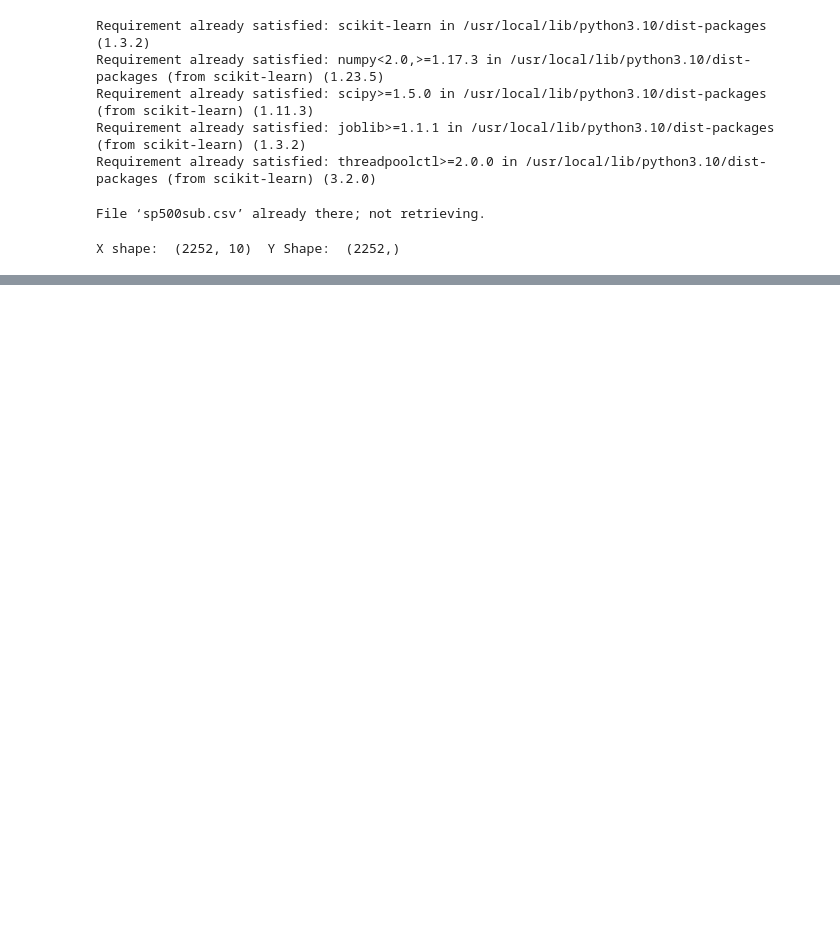
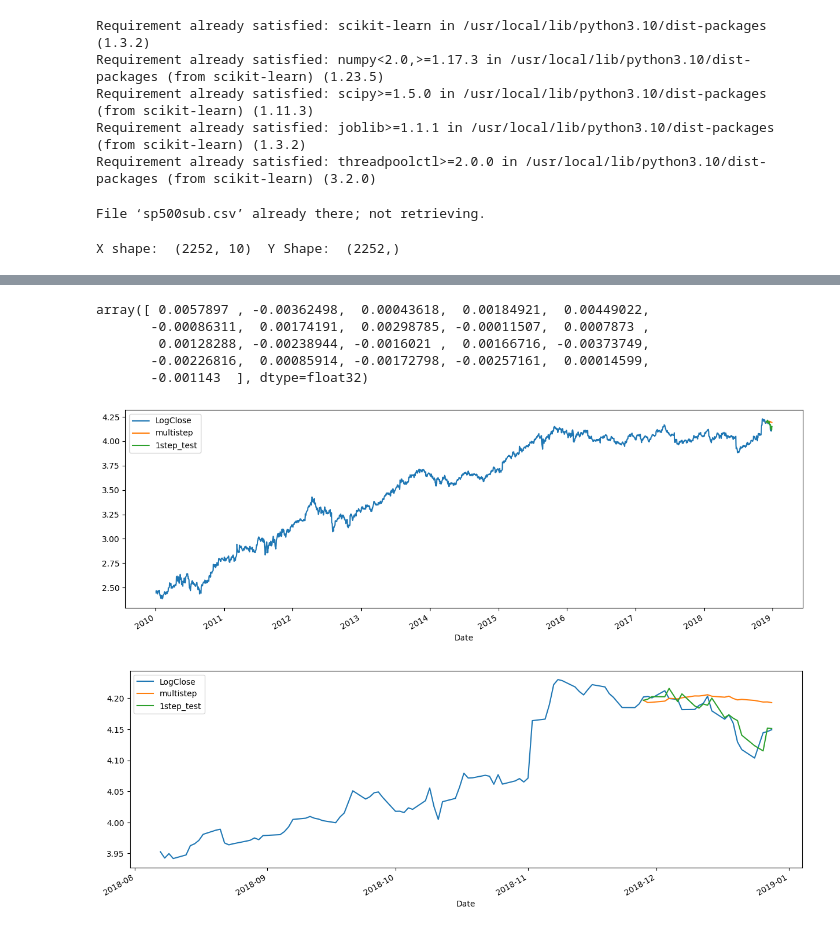
Before and after one commit to yeesem/Time-Series-Data-Analysis, a Jupyter notebook: ANN_Stock.ipynb, the cells around one changed output, grey strips where cells are left out. Saved outputs shown, nothing was run; the diff lists cells and outputs as text; code cells hidden in the pictures; blank space fills up the shorter version.

```diff
--- a/ANN_Stock.ipynb
+++ b/ANN_Stock.ipynb
@@ -163,0 +164,16 @@ df.iloc[-50:][cols].plot(figsize = (15,5));
+# %%
+#multi-step forecast
+multistep_predictions = []
+
+#first test input
+last_x = XTest[0]
+
+while len(multistep_predictions) < NTest:
+  p = model.predict(last_x.reshape(1,-1))[0]
+
+  #Update the prediction list
+  multistep_predictions.append(p)
+
+  #Make the new input
+  last_x = np.roll(last_x,-1)
+  last_x[-1] = p
@@ -163,0 +198,28 @@ df.iloc[-50:][cols].plot(figsize = (15,5));
+# %%
+multistep_predictions = np.array(multistep_predictions)
+multistep_predictions = scaler.inverse_transform(
+    multistep_predictions.reshape(-1,1)
+)
+multistep_predictions = multistep_predictions.flatten()
+multistep_predictions
+# %% [output]
+array([ 0.0057897 , -0.00362498,  0.00043618,  0.00184921,  0.00449022,
+       -0.00086311,  0.00174191,  0.00298785, -0.00011507,  0.0007873 ,
+        0.00128288, -0.00238944, -0.0016021 ,  0.00166716, -0.00373749,
+       -0.00226816,  0.00085914, -0.00172798, -0.00257161,  0.00014599,
+       -0.001143  ], dtype=float32)
+# %%
+#Save multi-step forecast to dataframe
+df.loc[test_idx,'multistep'] = last_train + np.cumsum(multistep_predictions)
+# %%
+cols = [
+    'LogClose',
+    'multistep',
+    '1step_test'
+]
+
+df[cols].plot(figsize = (15,5))
+df.iloc[-100:][cols].plot(figsize = (15,5));
+# %% [output]
+[figure, added]
+[figure, added]
```
Also changed, not shown: parts of 28 cells of this notebook.
